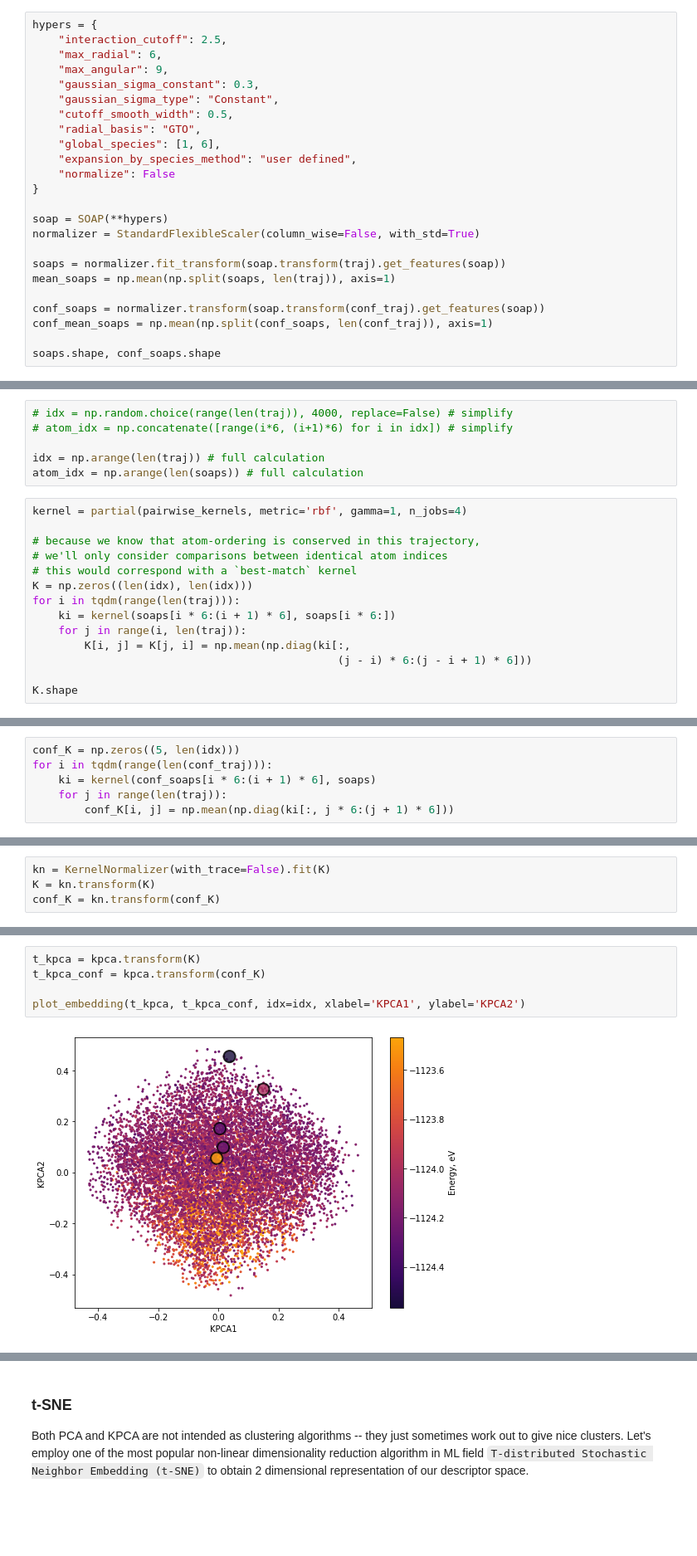
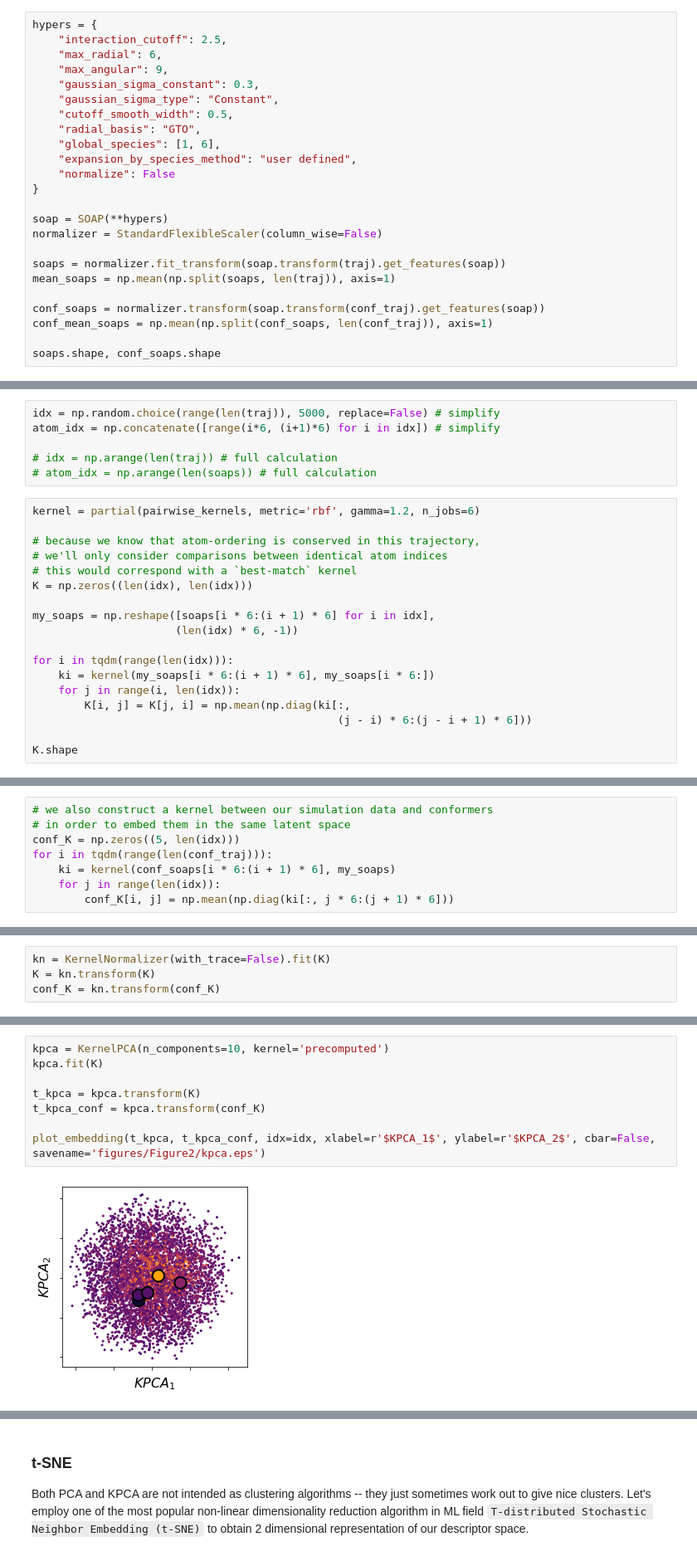
Before and after one commit to cersonsky-lab/unsupervised-ml, a Jupyter notebook: Dimensionality_Reduction_Cyclohexane.ipynb, the cells around one changed output, grey strips where cells are left out. Shown at 83% size. Saved outputs shown, nothing was run; the diff lists cells and outputs as text; blank space fills up the shorter version.

```diff
--- a/Dimensionality_Reduction_Cyclohexane.ipynb
+++ b/Dimensionality_Reduction_Cyclohexane.ipynb
@@ -133,7 +192,7 @@ hypers = {
 }
 
 soap = SOAP(**hypers)
-normalizer = StandardFlexibleScaler(column_wise=False, with_std=True)
+normalizer = StandardFlexibleScaler(column_wise=False)
 
 soaps = normalizer.fit_transform(soap.transform(traj).get_features(soap))
 mean_soaps = np.mean(np.split(soaps, len(traj)), axis=1)
@@ -197,19 +261,23 @@ For the sake of simplicity, we can use a subset of the data points, just un-comm
 # %%
-# idx = np.random.choice(range(len(traj)), 4000, replace=False) # simplify
-# atom_idx = np.concatenate([range(i*6, (i+1)*6) for i in idx]) # simplify
+idx = np.random.choice(range(len(traj)), 5000, replace=False) # simplify
+atom_idx = np.concatenate([range(i*6, (i+1)*6) for i in idx]) # simplify
 
-idx = np.arange(len(traj)) # full calculation
-atom_idx = np.arange(len(soaps)) # full calculation
+# idx = np.arange(len(traj)) # full calculation
+# atom_idx = np.arange(len(soaps)) # full calculation
 # %%
-kernel = partial(pairwise_kernels, metric='rbf', gamma=1, n_jobs=4)
+kernel = partial(pairwise_kernels, metric='rbf', gamma=1.2, n_jobs=6)
 
 # because we know that atom-ordering is conserved in this trajectory,
 # we'll only consider comparisons between identical atom indices
 # this would correspond with a `best-match` kernel
 K = np.zeros((len(idx), len(idx)))
-for i in tqdm(range(len(traj))):
-    ki = kernel(soaps[i * 6:(i + 1) * 6], soaps[i * 6:])
-    for j in range(i, len(traj)):
+
+my_soaps = np.reshape([soaps[i * 6:(i + 1) * 6] for i in idx],
+                      (len(idx) * 6, -1))
+
+for i in tqdm(range(len(idx))):
+    ki = kernel(my_soaps[i * 6:(i + 1) * 6], my_soaps[i * 6:])
+    for j in range(i, len(idx)):
         K[i, j] = K[j, i] = np.mean(np.diag(ki[:,
                                                (j - i) * 6:(j - i + 1) * 6]))
 
@@ -219,6 +287,8 @@ K.shape
 # %%
+# we also construct a kernel between our simulation data and conformers
+# in order to embed them in the same latent space
 conf_K = np.zeros((5, len(idx)))
 for i in tqdm(range(len(conf_traj))):
-    ki = kernel(conf_soaps[i * 6:(i + 1) * 6], soaps)
-    for j in range(len(traj)):
+    ki = kernel(conf_soaps[i * 6:(i + 1) * 6], my_soaps)
+    for j in range(len(idx)):
         conf_K[i, j] = np.mean(np.diag(ki[:, j * 6:(j + 1) * 6]))
@@ -234,7 +301,10 @@ KernelPCA(kernel='precomputed', n_components=10)
 # %%
+kpca = KernelPCA(n_components=10, kernel='precomputed')
+kpca.fit(K)
+
 t_kpca = kpca.transform(K)
 t_kpca_conf = kpca.transform(conf_K)
 
-plot_embedding(t_kpca, t_kpca_conf, idx=idx, xlabel='KPCA1', ylabel='KPCA2')
+plot_embedding(t_kpca, t_kpca_conf, idx=idx, xlabel=r'$KPCA_1$', ylabel=r'$KPCA_2$', cbar=False, savename='figures/Figure2/kpca.eps')
 # %% [output]
-[figure, old version]
+[figure, new version]
```
Also changed, not shown: parts of 50 cells of this notebook, 28 other files.
